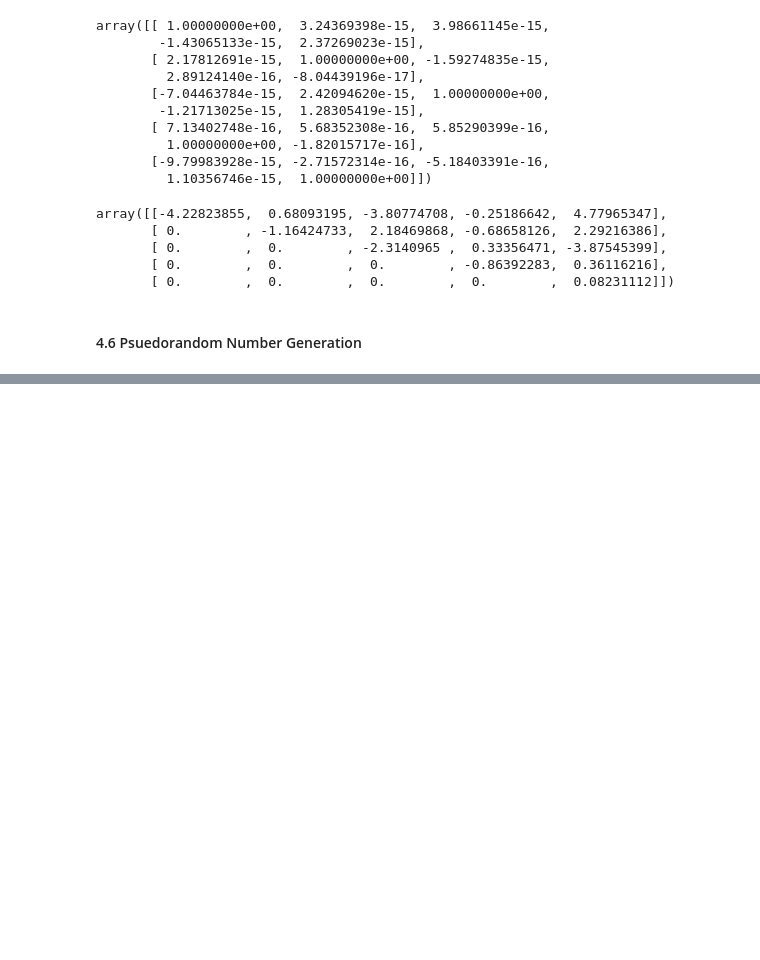
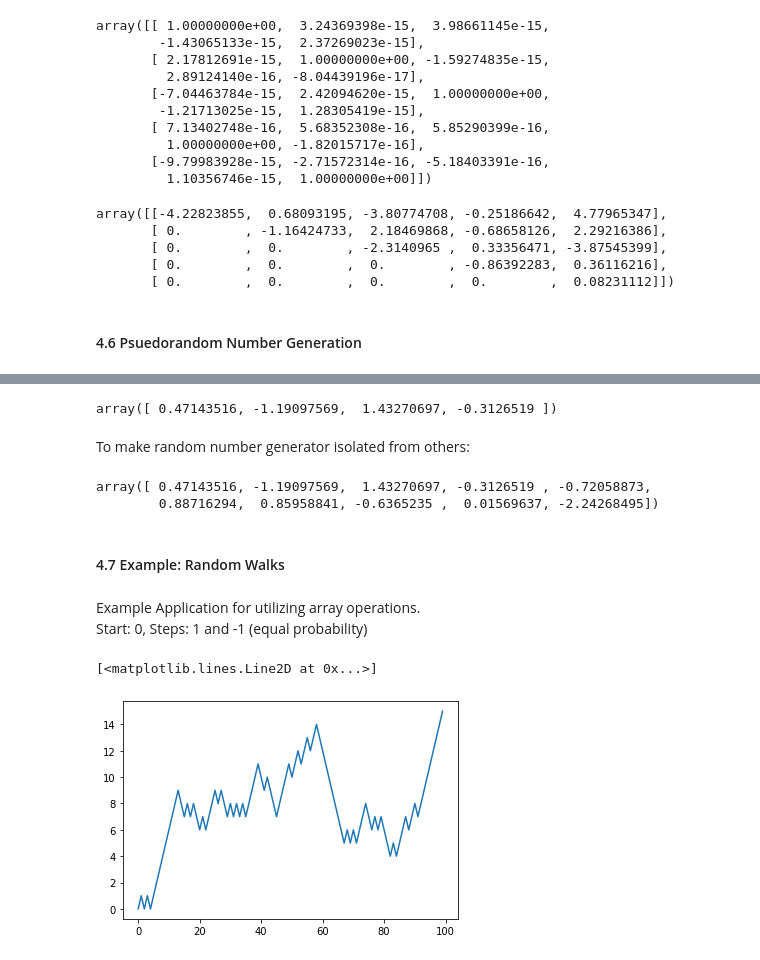
Before and after one commit to PalashSharma15/python-for-data-analysis-2nd-ed-notes, a Jupyter notebook: ch04/ch04.ipynb, the cells around one changed output, grey strips where cells are left out. Saved outputs shown, nothing was run; the diff lists cells and outputs as text; code cells hidden in the pictures; blank space fills up the shorter version.

```diff
--- a/ch04/ch04.ipynb
+++ b/ch04/ch04.ipynb
@@ -1438,0 +1470,35 @@ array([[-4.22823855,  0.68093195, -3.80774708, -0.25186642,  4.77965347],
+# %%
+np.random.seed(1234)
+np.random.randn(4)
+# %% [output]
+array([ 0.47143516, -1.19097569,  1.43270697, -0.3126519 ])
+# %% [markdown]
+To make random number generator isolated from others:
+# %%
+rng = np.random.RandomState(1234)
+rng.randn(10)
+# %% [output]
+array([ 0.47143516, -1.19097569,  1.43270697, -0.3126519 , -0.72058873,
+        0.88716294,  0.85958841, -0.6365235 ,  0.01569637, -2.24268495])
+# %% [markdown]
+#### 4.7 Example: Random Walks
+# %% [markdown]
+Example Application for utilizing array operations. <br/>
+Start: 0, Steps: 1 and -1 (equal probability)
+# %%
+# Pure python way to implement the same
+import random
+import matplotlib.pyplot as plt
+
+position = 0
+walk = [position]
+steps = 1000
+for i in range(steps):
+    step = 1 if random.randint(0, 1) else -1
+    position += step
+    walk.append(position)
+
+plt.plot(walk[:100])
+# %% [output]
+[<matplotlib.lines.Line2D at 0x...>]
+[figure, added]
```
Also changed, not shown: parts of 21 cells of this notebook.
